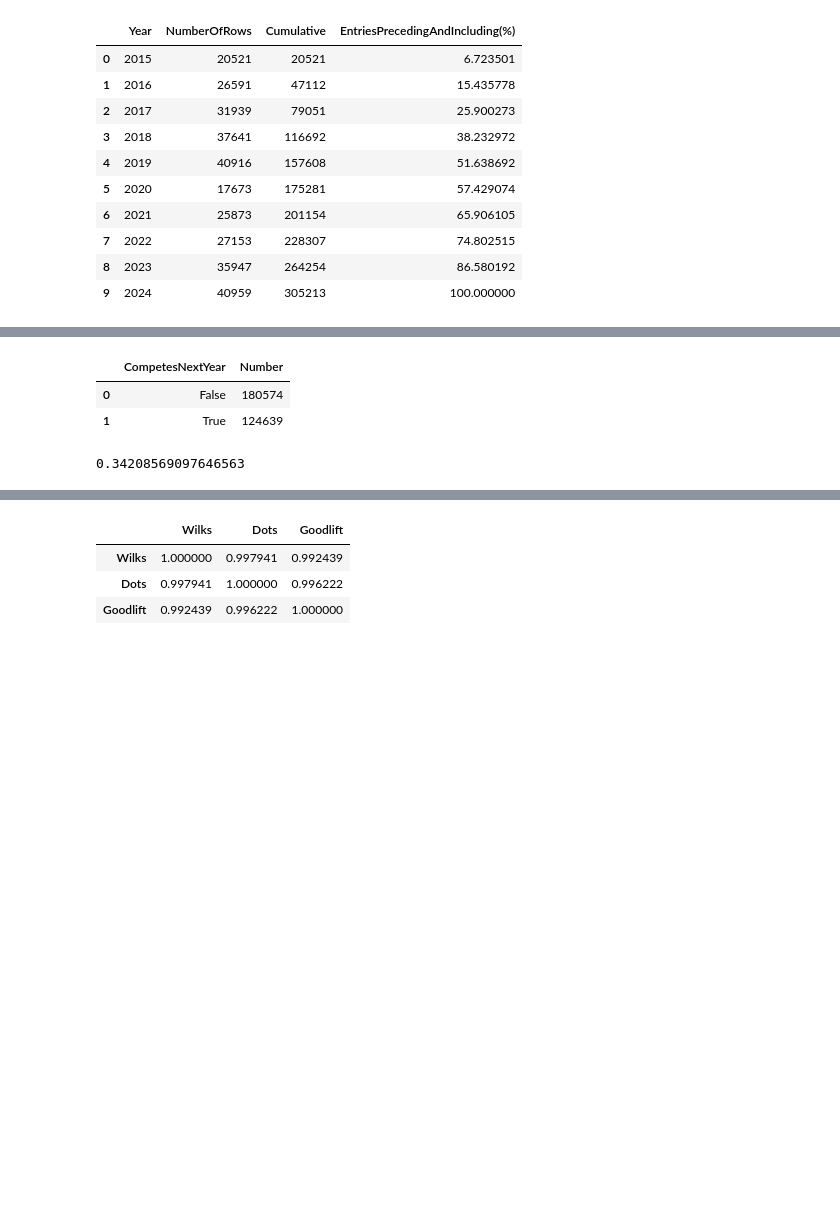
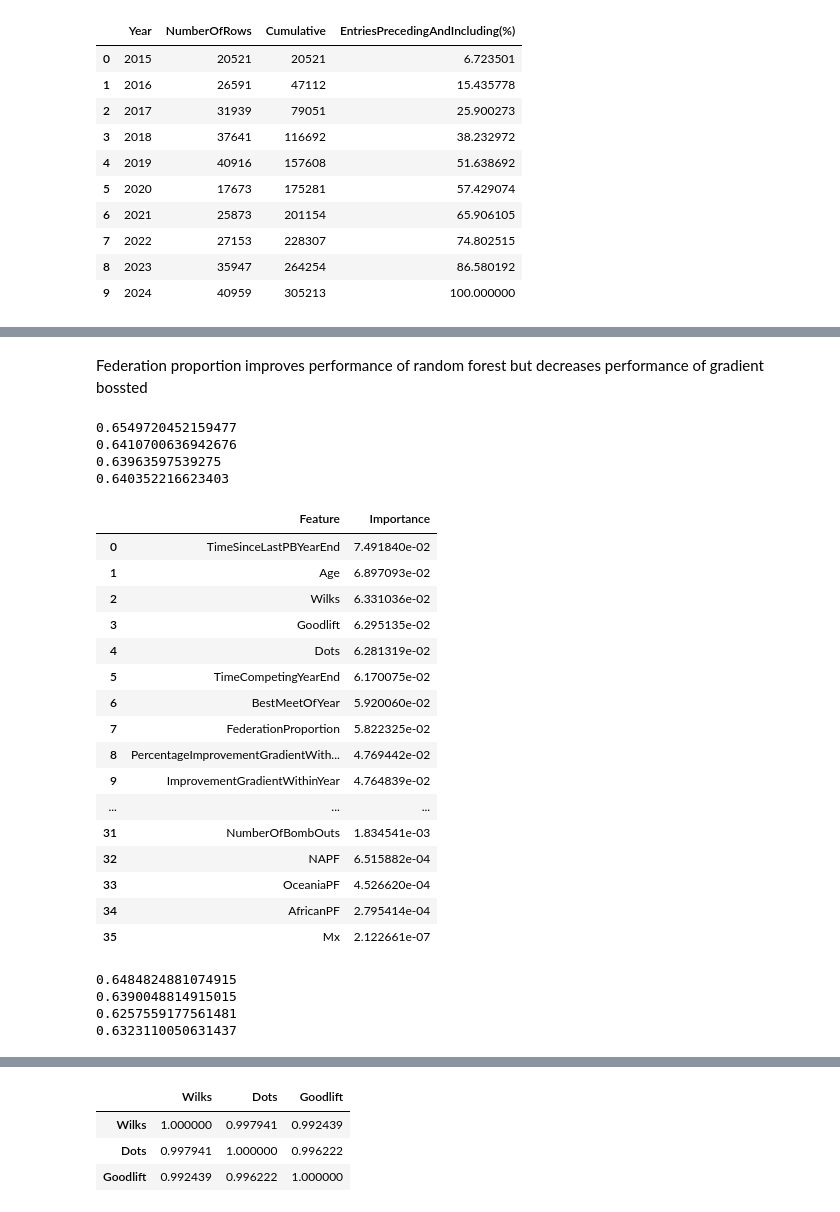
Before and after one commit to bnparris/powerlifting_analysis, a Jupyter notebook: notebooks/train_test.ipynb, the cells around one changed output, grey strips where cells are left out. Drawn from its saved outputs; the diff is of its cells as text; code cells hidden in the pictures; blank space fills up the shorter version.

```diff
--- a/notebooks/train_test.ipynb
+++ b/notebooks/train_test.ipynb
@@ -63,6 +83,0 @@ print(f1)
-# %%
-panel_data.groupby('CompetesNextYear').size().reset_index(name = 'Number')
-# %% [output]
-|  | CompetesNextYear | Number |
-| 0 | False | 180574 |
-| 1 | True | 124639 |
@@ -71,4 +84,53 @@ competes_multiple = panel_data.groupby('Name').size().reset_index(name = 'YearsC
-# %%
-len(panel_data[panel_data['NumberOfMeets']>1])/len(panel_data)
-# %% [output]
-0.34208569097646563
+# %% [markdown]
+Federation proportion improves performance of random forest but decreases performance of gradient bossted
+# %%
+clf2 = HistGradientBoostingClassifier(
+    learning_rate=0.05,
+    max_iter=200,
+    max_depth=6,
+    random_state=42
+)
+clf2.fit(train_X, train_y)
+
+preds2 = clf2.predict(test_X)
+acc2 = accuracy_score(test_y,preds2)
+precision2 = precision_score(test_y, preds2)
+recall2 = recall_score(test_y, preds2)
+f12 = f1_score(test_y, preds2)
+
+print(acc2)
+print(precision2)
+print(recall2)
+print(f12)
+# %% [output]
+0.6549720452159477
+0.6410700636942676
+0.63963597539275
+0.640352216623403
+# %%
+importances = clf.feature_importances_
+
+feature_importance_df = pd.DataFrame({
+    'Feature': train_X.columns,
+    'Importance': importances
+}).sort_values('Importance', ascending=False, ignore_index =True)
+
+feature_importance_df
+# %% [output]
+|  | Feature | Importance |
+| 0 | TimeSinceLastPBYearEnd | 7.491840e-02 |
+| 1 | Age | 6.897093e-02 |
+| 2 | Wilks | 6.331036e-02 |
+| 3 | Goodlift | 6.295135e-02 |
+| 4 | Dots | 6.281319e-02 |
+| 5 | TimeCompetingYearEnd | 6.170075e-02 |
+| 6 | BestMeetOfYear | 5.920060e-02 |
+| 7 | FederationProportion | 5.822325e-02 |
+| 8 | PercentageImprovementGradientWith... | 4.769442e-02 |
+| 9 | ImprovementGradientWithinYear | 4.764839e-02 |
+| ... | ... | ... |
+| 31 | NumberOfBombOuts | 1.834541e-03 |
+| 32 | NAPF | 6.515882e-04 |
+| 33 | OceaniaPF | 4.526620e-04 |
+| 34 | AfricanPF | 2.795414e-04 |
+| 35 | Mx | 2.122661e-07 |
@@ -74,0 +161,10 @@ len(panel_data[panel_data['NumberOfMeets']>1])/len(panel_data)
+# %%
+print(acc3)
+print(precision3)
+print(recall3)
+print(f13)
+# %% [output]
+0.6484824881074915
+0.6390048814915015
+0.6257559177561481
+0.6323110050631437
```
Also changed, not shown: parts of 18 cells of this notebook, 3 other files.
